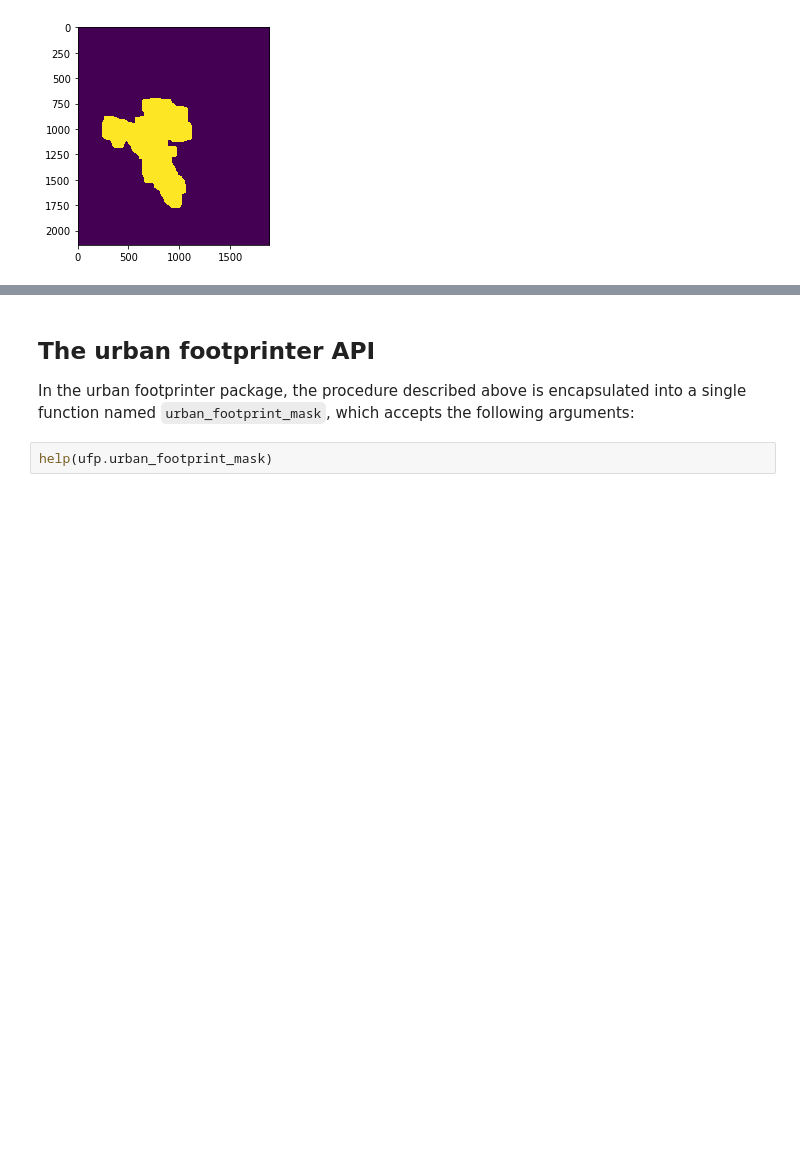
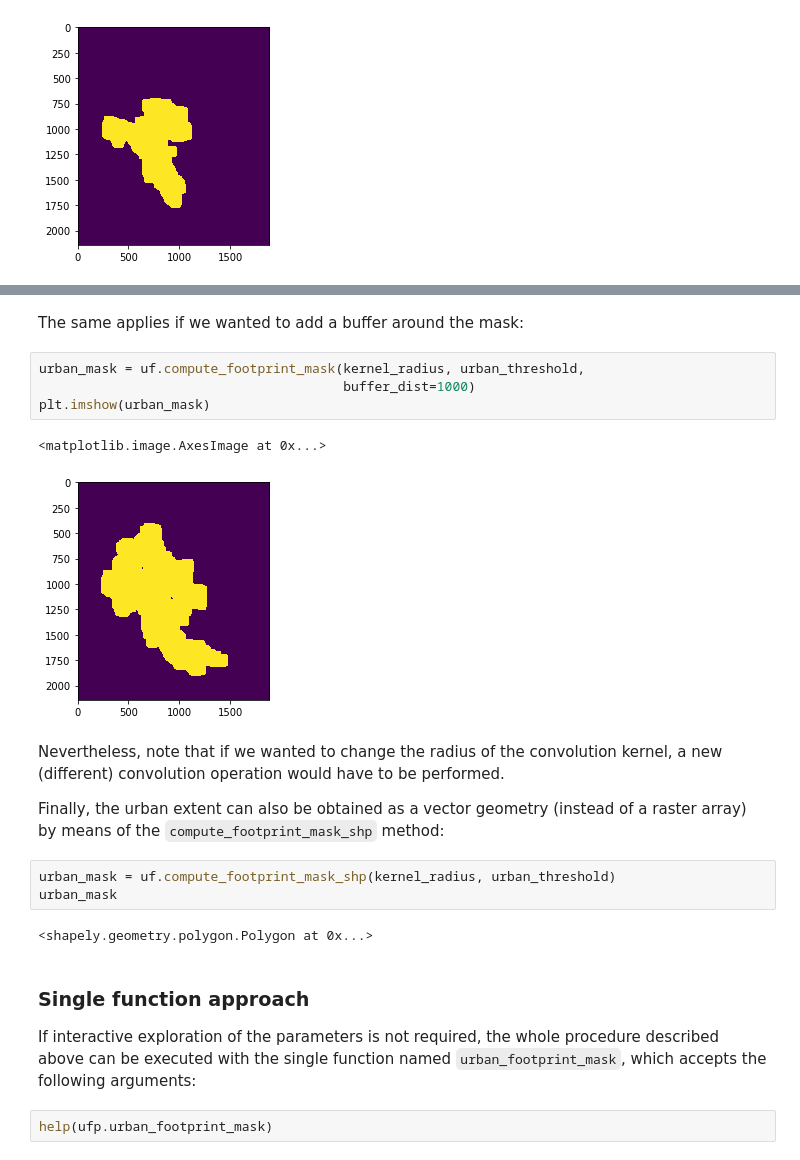
Before and after one commit to martibosch/urban-footprinter, a Jupyter notebook: notebooks/overview.ipynb, the cells around one changed output, grey strips where cells are left out. Cells and saved outputs as stored; diff of their text form; blank space fills up the shorter version.

```diff
--- a/notebooks/overview.ipynb
+++ b/notebooks/overview.ipynb
@@ -136,7 +191,25 @@ plt.imshow(urban_mask)
+# %% [markdown]
+The same applies if we wanted to add a buffer around the mask:
+# %%
+urban_mask = uf.compute_footprint_mask(kernel_radius, urban_threshold,
+                                       buffer_dist=1000)
+plt.imshow(urban_mask)
+# %% [output]
+<matplotlib.image.AxesImage at 0x...>
+[figure, added]
+# %% [markdown]
+Nevertheless, note that if we wanted to change the radius of the convolution kernel, a new (different) convolution operation would have to be performed.
+
+Finally, the urban extent can also be obtained as a vector geometry (instead of a raster array) by means of the `compute_footprint_mask_shp` method:
+# %%
+urban_mask = uf.compute_footprint_mask_shp(kernel_radius, urban_threshold)
+urban_mask
+# %% [output]
+<shapely.geometry.polygon.Polygon at 0x...>
 # %% [markdown]
-## The urban footprinter API
+### Single function approach
 
-In the urban footprinter package, the procedure described above is encapsulated into a single function named `urban_footprint_mask`, which accepts the following arguments:
+If interactive exploration of the parameters is not required, the whole procedure described above can be executed with the single function named `urban_footprint_mask`, which accepts the following arguments:
 # %%
 help(ufp.urban_footprint_mask)
 # %% [output]
```
Also changed, not shown: parts of 15 cells of this notebook, 2 other files.
